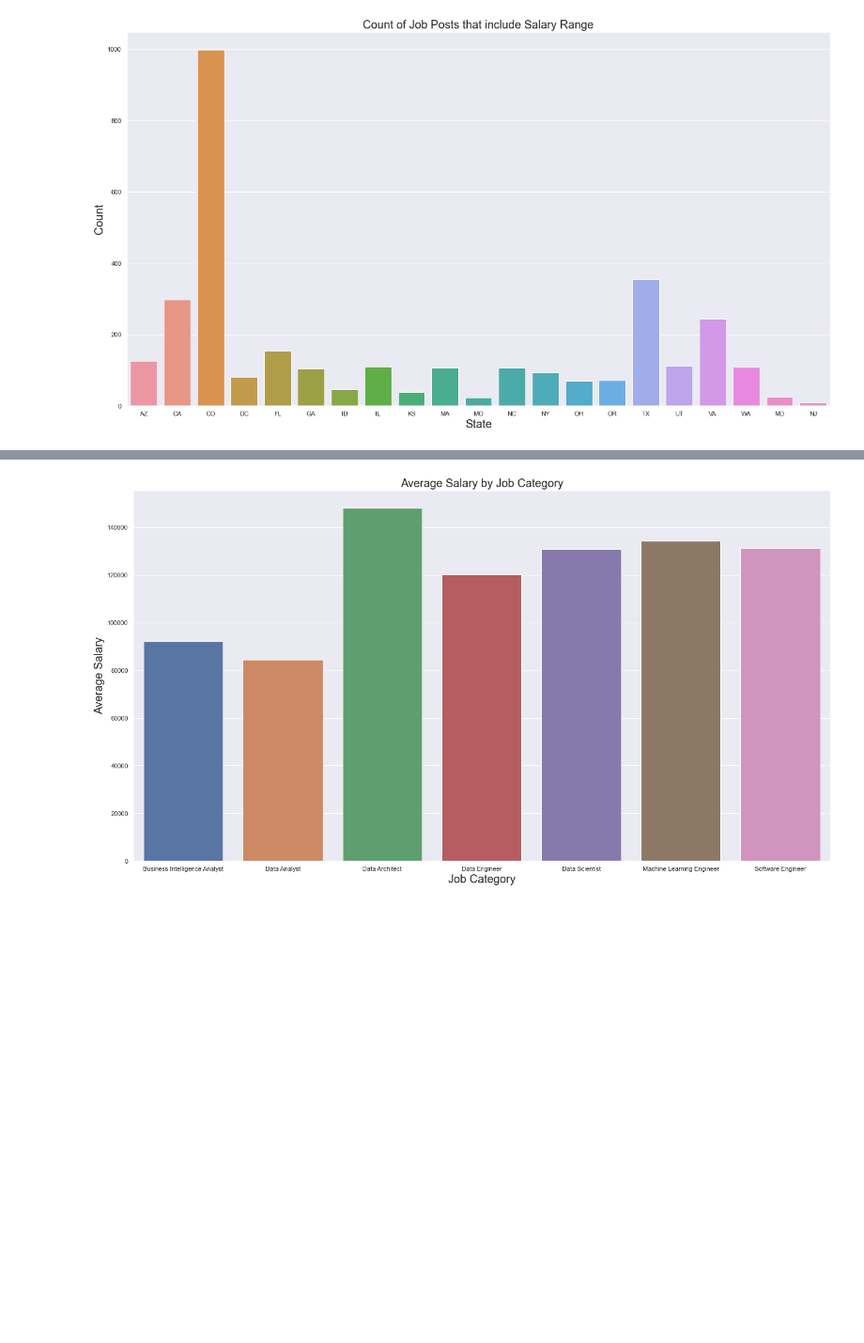
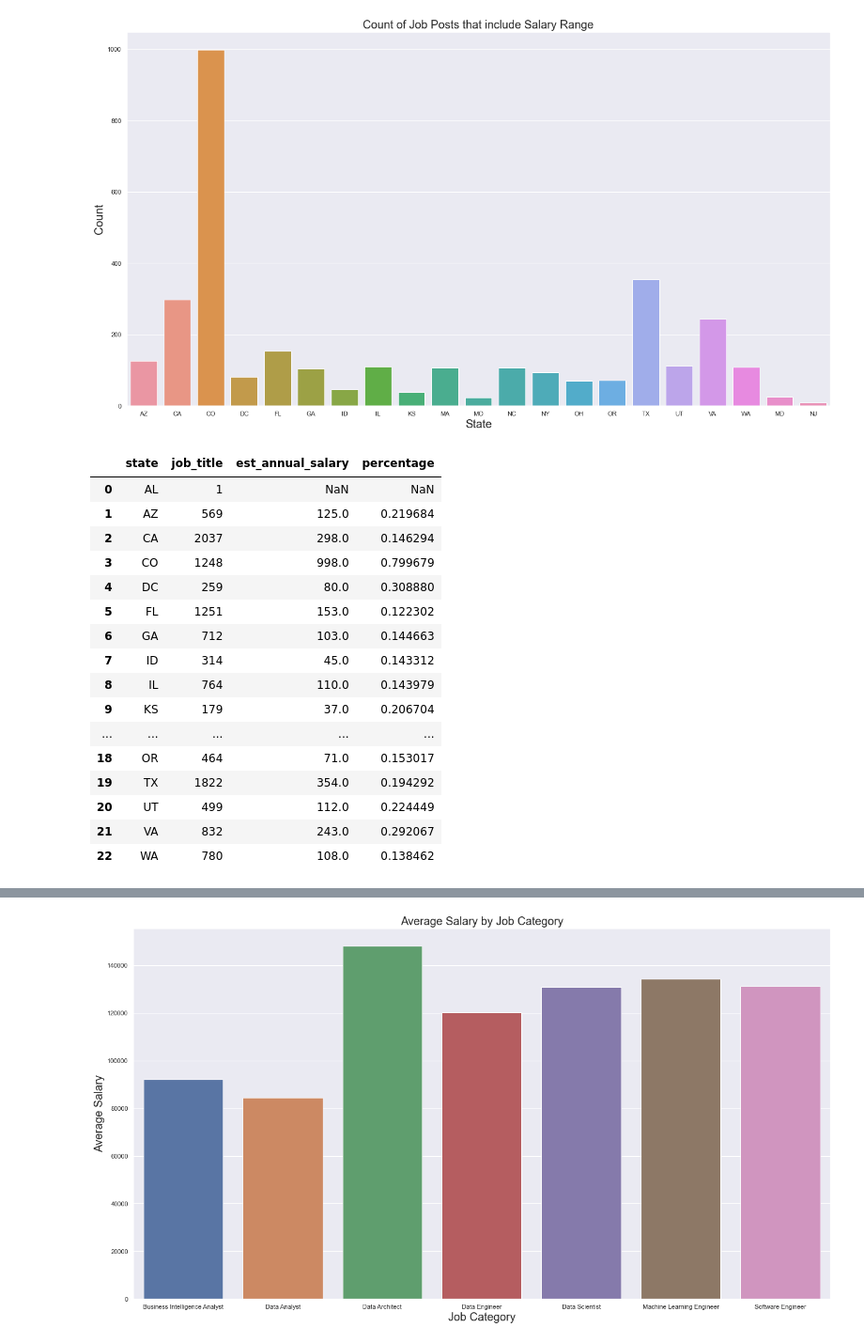
Before and after one commit to molieriAC/DSTools1_FinalProject, a Jupyter notebook: indeedFeatureExtraction.ipynb, the cells around one changed output, grey strips where cells are left out. Shown at 94% size. Drawn from its saved outputs; the diff is of its cells as text; code cells hidden in the pictures; blank space fills up the shorter version.

```diff
--- a/indeedFeatureExtraction.ipynb
+++ b/indeedFeatureExtraction.ipynb
@@ -204,3 +192,27 @@ plt.ylabel("Count",fontsize=20)
 plt.savefig('Images/Count_of_Job_Posts_that_include_Salary_Range.png')
 # %% [output]
 [figure]
+# %%
+salary_by_job_state_count = indeed_df[((indeed_df['job_category']!='Other')&(indeed_df['est_annual_salary']>0))].groupby(['state'])['est_annual_salary'].count().reset_index()
+job_count_by_state = indeed_df[(indeed_df['job_category']!='Other')].groupby(['state'])['job_title'].count().reset_index()
+jobs_joined = pd.merge(job_count_by_state, salary_by_job_state_count, how='left', on=['state'])
+jobs_joined['percentage'] = jobs_joined['est_annual_salary']/jobs_joined['job_title']
+jobs_joined
+# %% [output]
+|  | state | job_title | est_annual_salary | percentage |
+| 0 | AL | 1 | NaN | NaN |
+| 1 | AZ | 569 | 125.0 | 0.219684 |
+| 2 | CA | 2037 | 298.0 | 0.146294 |
+| 3 | CO | 1248 | 998.0 | 0.799679 |
+| 4 | DC | 259 | 80.0 | 0.308880 |
+| 5 | FL | 1251 | 153.0 | 0.122302 |
+| 6 | GA | 712 | 103.0 | 0.144663 |
+| 7 | ID | 314 | 45.0 | 0.143312 |
+| 8 | IL | 764 | 110.0 | 0.143979 |
+| 9 | KS | 179 | 37.0 | 0.206704 |
+| ... | ... | ... | ... | ... |
+| 18 | OR | 464 | 71.0 | 0.153017 |
+| 19 | TX | 1822 | 354.0 | 0.194292 |
+| 20 | UT | 499 | 112.0 | 0.224449 |
+| 21 | VA | 832 | 243.0 | 0.292067 |
+| 22 | WA | 780 | 108.0 | 0.138462 |
```
Also changed, not shown: parts of 16 cells of this notebook, 2 other files.
